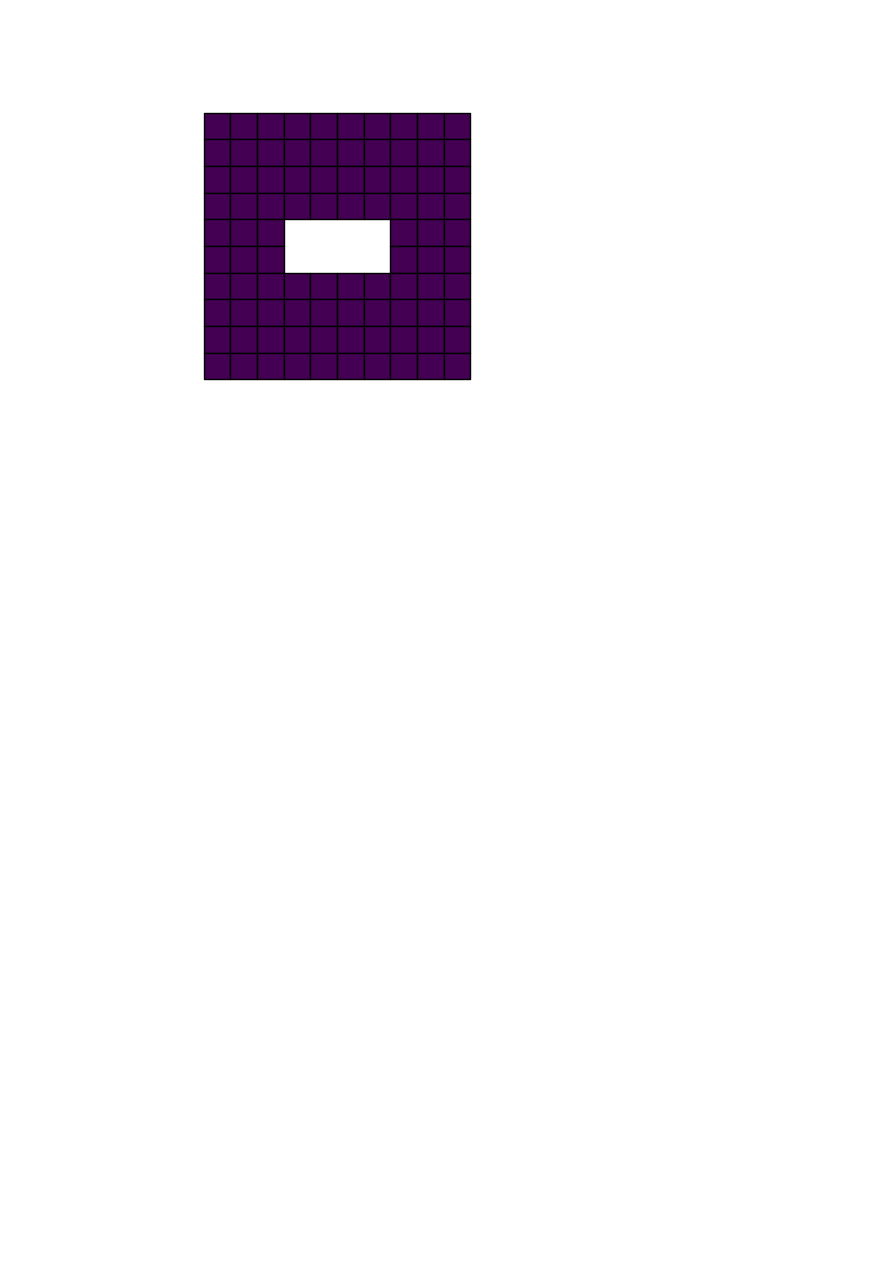
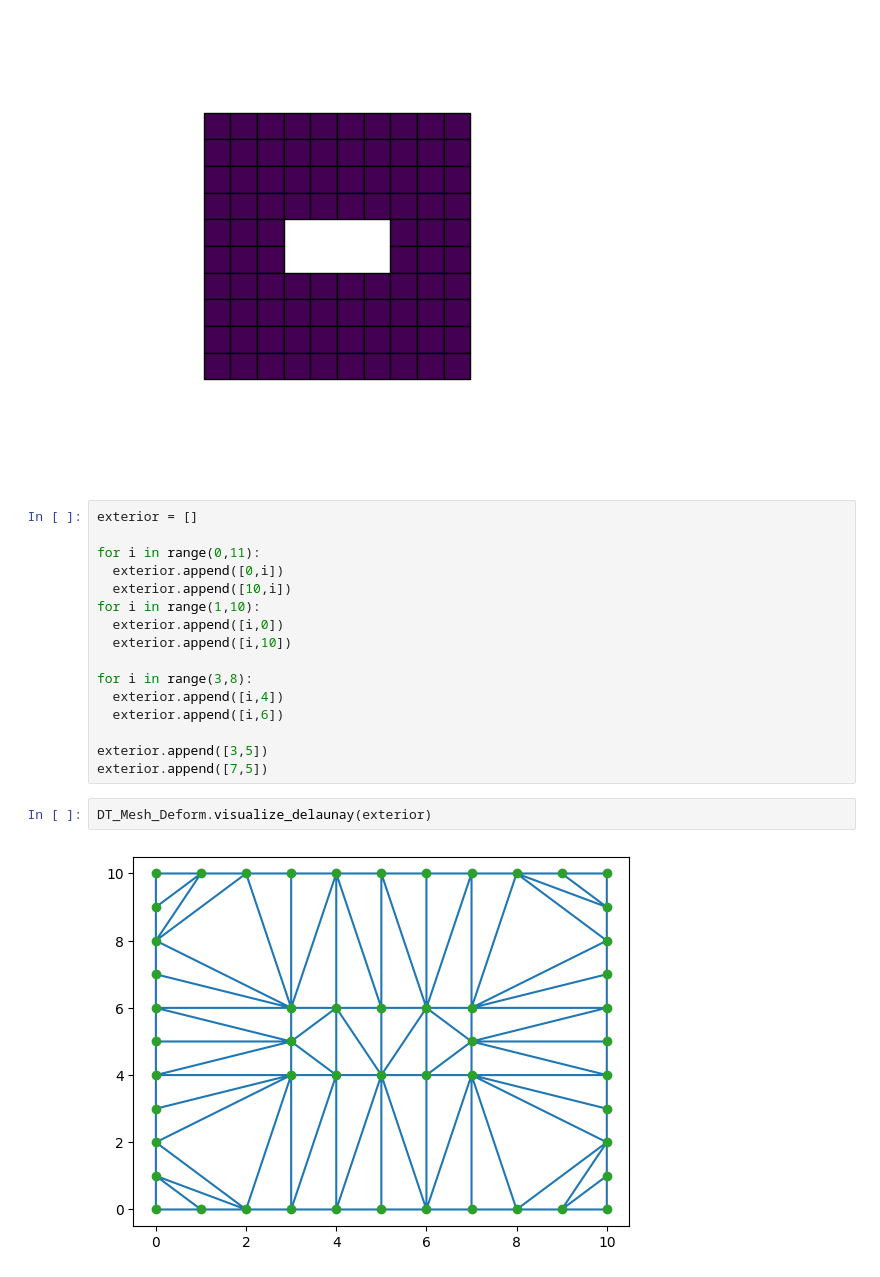
Before and after one commit to aksharye/delaunay-mesh-deformation, a Jupyter notebook: example.ipynb, the cells around one changed output. Saved outputs shown, nothing was run; the diff lists cells and outputs as text; blank space fills up the shorter version.

Commit message:
add DT mesh deformation

```diff
--- a/example.ipynb
+++ b/example.ipynb
@@ -18,3 +19,23 @@ mesh = Mesh(v,fi,2)
 mesh.visualize(max_x = 10, max_y = 10, show_axis=False)
 # %% [output]
 [figure]
+# %%
+exterior = []
+
+for i in range(0,11):
+  exterior.append([0,i])
+  exterior.append([10,i])
+for i in range(1,10):
+  exterior.append([i,0])
+  exterior.append([i,10])
+
+for i in range(3,8):
+  exterior.append([i,4])
+  exterior.append([i,6])
+
+exterior.append([3,5])
+exterior.append([7,5])
+# %%
+DT_Mesh_Deform.visualize_delaunay(exterior)
+# %% [output]
+[figure, added]
```
Also changed, not shown: parts of 3 cells of this notebook, 2 other files.
